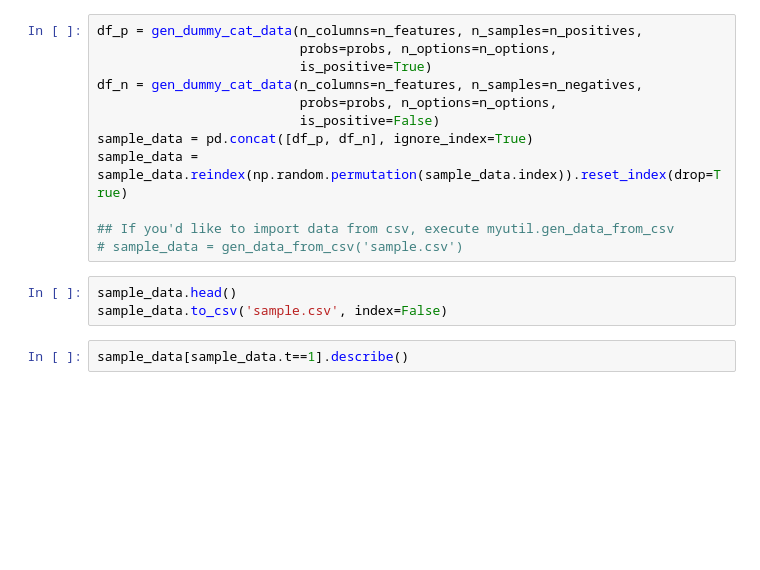
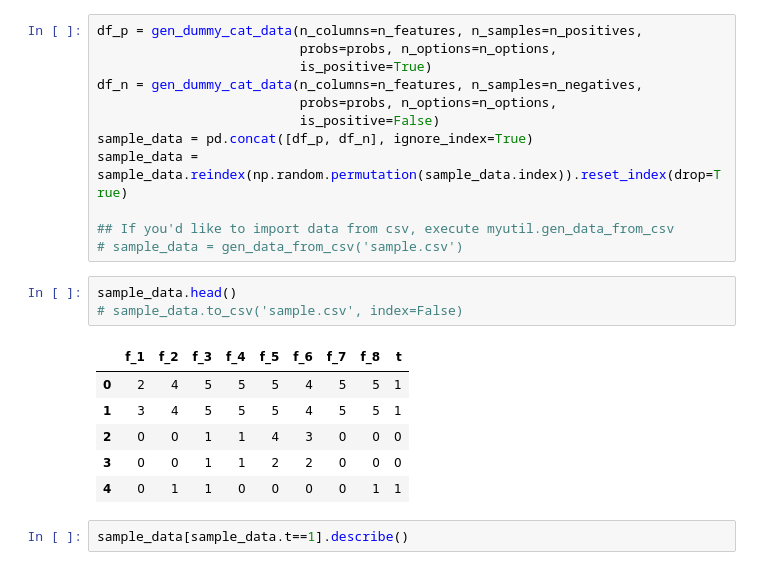
Before and after one commit to yukoga/gcs-analysis, a Jupyter notebook: gcs analysis with keras.ipynb, the cells around one changed output. Cells and saved outputs as stored; diff of their text form; blank space fills up the shorter version.

```diff
--- a/gcs analysis with keras.ipynb
+++ b/gcs analysis with keras.ipynb
@@ -40,7 +40,14 @@ sample_data = sample_data.reindex(np.random.permutation(sample_data.index)).rese
 # sample_data = gen_data_from_csv('sample.csv')
 # %%
 sample_data.head()
-sample_data.to_csv('sample.csv', index=False)
+# sample_data.to_csv('sample.csv', index=False)
+# %% [output]
+|  | f_1 | f_2 | f_3 | f_4 | f_5 | f_6 | f_7 | f_8 | t |
+| 0 | 2 | 4 | 5 | 5 | 5 | 4 | 5 | 5 | 1 |
+| 1 | 3 | 4 | 5 | 5 | 5 | 4 | 5 | 5 | 1 |
+| 2 | 0 | 0 | 1 | 1 | 4 | 3 | 0 | 0 | 0 |
+| 3 | 0 | 0 | 1 | 1 | 2 | 2 | 0 | 0 | 0 |
+| 4 | 0 | 1 | 1 | 0 | 0 | 0 | 0 | 1 | 1 |
 # %%
 sample_data[sample_data.t==1].describe()
 # %% [output]
```
Also changed, not shown: parts of 2 cells of this notebook, 1 other file.
